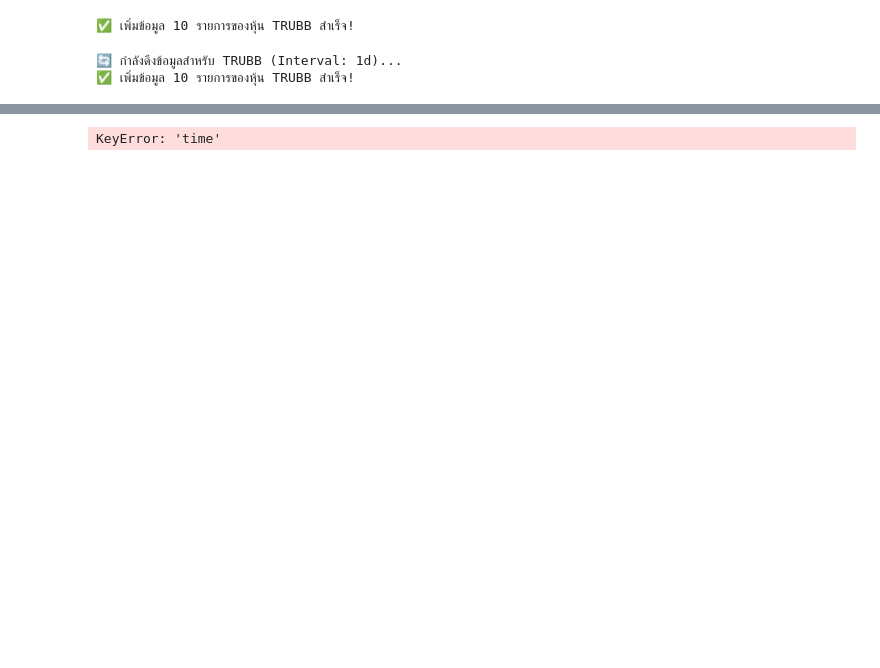
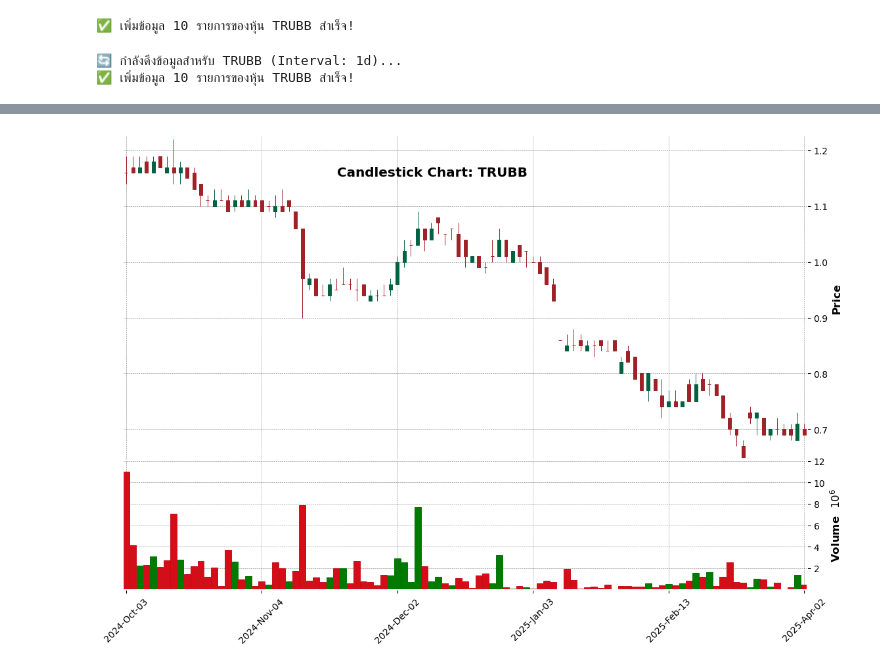
Before and after one commit to hilmanyusoh/Stock-market-chart-pattern-recognition-using-deep-learning, a Jupyter notebook: codefile/chart pattern settrade .ipynb, the cells around one changed output, grey strips where cells are left out. Cells and saved outputs as stored; diff of their text form; code cells hidden in the pictures; blank space fills up the shorter version.

```diff
--- a/codefile/chart pattern settrade .ipynb
+++ b/codefile/chart pattern settrade .ipynb
@@ -176,23 +160,23 @@ for symbol in symbols:
 🔄 กำลังดึงข้อมูลสำหรับ TRUBB (Interval: 1d)...
 ✅ เพิ่มข้อมูล 10 รายการของหุ้น TRUBB สำเร็จ!
 # %%
-# สั่งเลือกข้อมูลจากตาราง candlestick_data
-symbol = "TRUBB"
-query = f"SELECT time, open_price, high_price, low_price, close_price FROM candlestick_data WHERE symbol = '{symbol}' ALLOW FILTERING;"
-
-# ดึงข้อมูลจาก Cassandra
+# ✅ ดึงข้อมูลจาก Cassandra
+symbol = "TRUBB"  # เปลี่ยนเป็นหุ้นที่ต้องการ
+query = f"SELECT time, open_price, high_price, low_price, close_price, volume FROM candlestick_data WHERE symbol = '{symbol}' ALLOW FILTERING;"
 rows = session.execute(query)
 
-# สร้าง DataFrame จากผลลัพธ์
+# ✅ สร้าง DataFrame
 data = []
 for row in rows:
     data.append({
         "time": row.time,
-        "close_price": row.close_price
+        "open": row.open_price,
+        "high": row.high_price,
+        "low": row.low_price,
+        "close": row.close_price,
+        "volume": row.volume
     })
 
 df = pd.DataFrame(data)
-
-# แสดง DataFrame
 print(df)
 # %% [output]
@@ -219,27 +197,23 @@ print(df)
-# %%
-import matplotlib.pyplot as plt
-import pandas as pd
-
-# ตรวจสอบว่า df มีข้อมูลหรือไม่
-if df.empty:
-    print("⚠️ ไม่มีข้อมูลใน DataFrame")
-else:
-    # แปลงคอลัมน์ 'time' ให้เป็น datetime
-    df['time'] = pd.to_datetime(df['time'])
-    df.set_index('time', inplace=True)
-
-    # สร้างกราฟ
-    plt.figure(figsize=(12, 6))
-    plt.plot(df.index, df['close_price'], marker='o', linestyle='-', color='b', label='Close Price')
-
-    # ตั้งค่ากราฟ
-    plt.title(f"Stock Price of {symbol}")
-    plt.xlabel("Date")
-    plt.ylabel("Close Price (THB)")
-    plt.legend()
-    plt.grid()
-
-    # แสดงกราฟ
-    plt.show()
-# %% [output]
-KeyError: 'time'
+# %%
+# ✅ จัดรูปแบบ DataFrame
+df['time'] = pd.to_datetime(df['time'])  # แปลงเป็น datetime
+df.set_index('time', inplace=True)  # ตั้งค่า index เป็น time
+df.sort_index(inplace=True)  # เรียงลำดับตามเวลา
+
+# ✅ ปรับปรุงกราฟแท่งเทียน (Candlestick Chart) ให้ดูง่ายขึ้น
+custom_style = mpf.make_mpf_style(base_mpf_style='charles', gridcolor='gray', gridstyle='--')
+
+mpf.plot(
+    df,
+    type='candle',
+    style=custom_style,
+    title=f"Candlestick Chart: {symbol}",
+    ylabel='Price',
+    volume=True,  # เพิ่มแถบ Volume
+    figsize=(12, 8),  # เพิ่มขนาดกราฟ
+    tight_layout=True  # ลดช่องว่างรอบกราฟ
+)
+
+plt.show()
+# %% [output]
+[figure, added]
```
Also changed, not shown: parts of 19 cells of this notebook.
